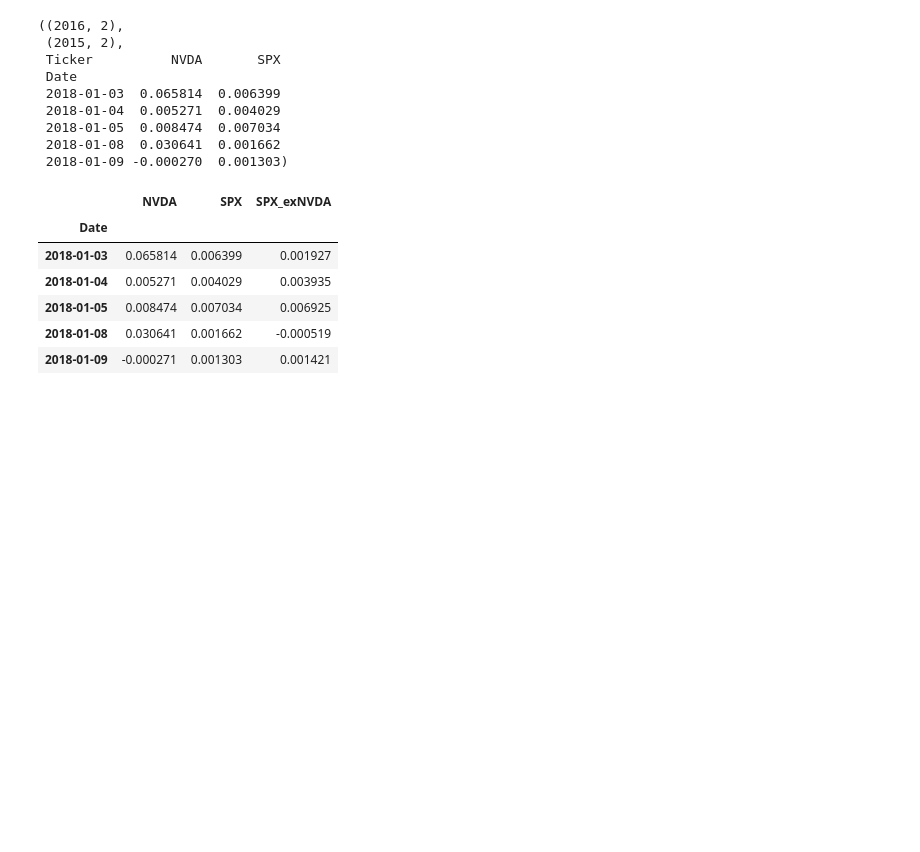
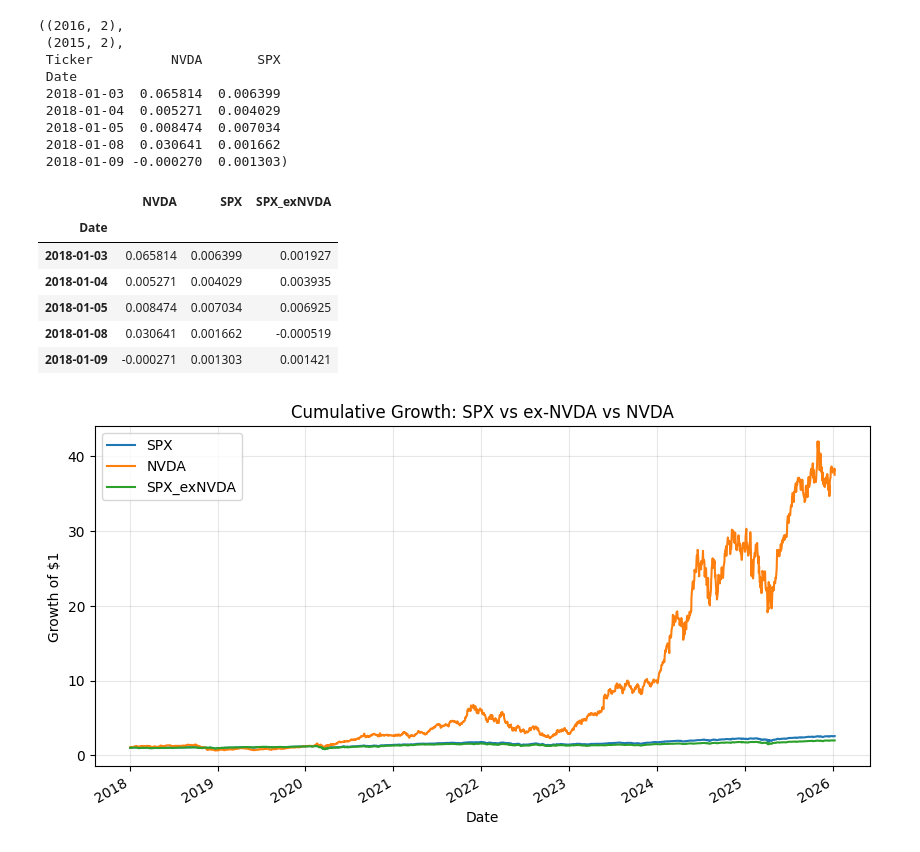
Before and after one commit to skolins3651/nvda-spx-risk-analysis, a Jupyter notebook: notebooks/01_explore_ex_nvda.ipynb, the cells around one changed output. Drawn from its saved outputs; the diff is of its cells as text; code cells hidden in the pictures; blank space fills up the shorter version.

Commit message:
feat: add cumulative growth plotting helper

```diff
--- a/notebooks/01_explore_ex_nvda.ipynb
+++ b/notebooks/01_explore_ex_nvda.ipynb
@@ -62,3 +62,20 @@ rets.join(ex).head()
 | 2018-01-05 | 0.008474 | 0.007034 | 0.006925 |
 | 2018-01-08 | 0.030641 | 0.001662 | -0.000519 |
 | 2018-01-09 | -0.000271 | 0.001303 | 0.001421 |
+# %%
+# testing plot_cumulative (on placeholder weight)
+
+from src.nvda_spx.data import download_prices, compute_returns
+from src.nvda_spx.ex_nvda import ex_nvda_return
+from src.nvda_spx.plotting import plot_cumulative
+
+prices = download_prices("^GSPC", "NVDA", "2018-01-01")
+rets = compute_returns(prices)
+
+w = 0.07
+ex = ex_nvda_return(rets["SPX"], rets["NVDA"], w)
+
+to_plot = rets[["SPX", "NVDA"]].join(ex)
+plot_cumulative(to_plot, title="Cumulative Growth: SPX vs ex-NVDA vs NVDA");
+# %% [output]
+[figure, added]
```
Also changed, not shown: parts of 1 cell of this notebook, 1 other file.
